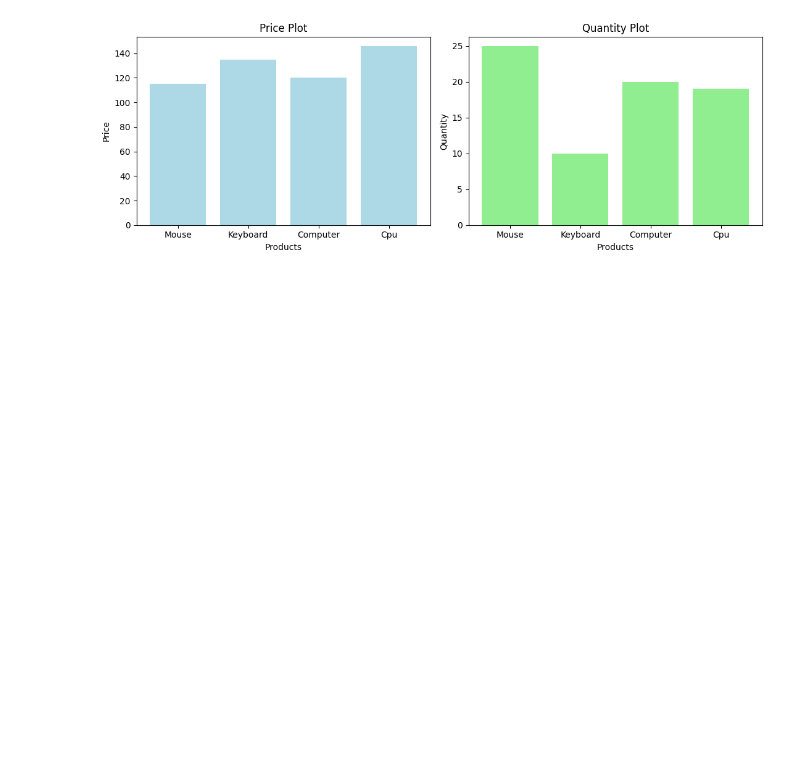
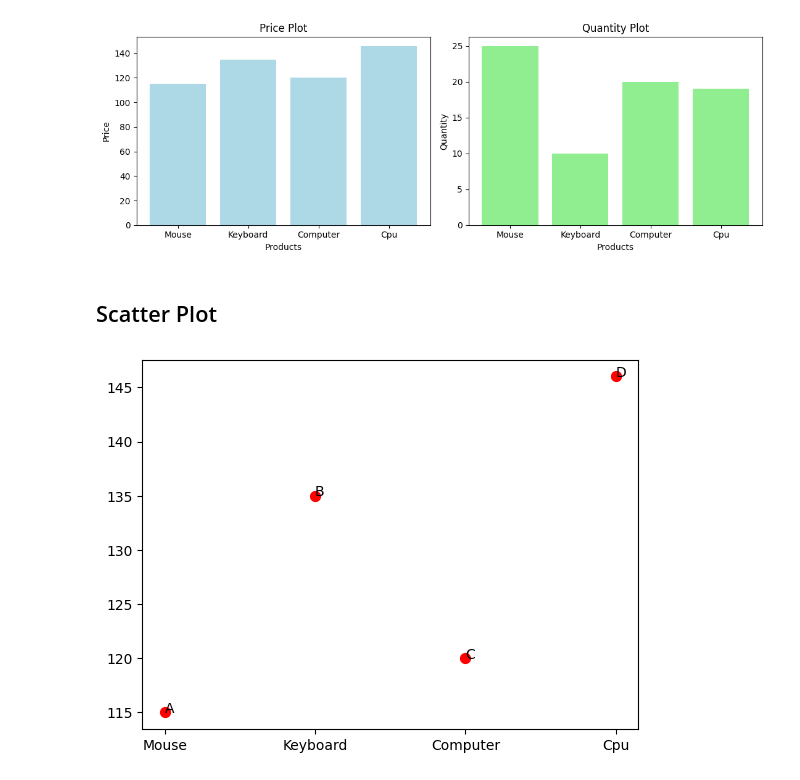
Before and after one commit to Prathaam08/Machine_Learning, a Jupyter notebook: Matplotlib/matplotlib.ipynb, the cells around one changed output. Cells and saved outputs as stored; diff of their text form; code cells hidden in the pictures; blank space fills up the shorter version.

```diff
--- a/Matplotlib/matplotlib.ipynb
+++ b/Matplotlib/matplotlib.ipynb
@@ -157,3 +157,18 @@ plt.tight_layout()
 plt.show()
 # %% [output]
 [figure]
+# %% [markdown]
+## Scatter Plot
+# %%
+products = ['Mouse' ,'Keyboard' , 'Computer' ,'Cpu']
+price = [115,135,120,146]
+
+plt.scatter(products,price , s=50 , c= 'r')
+
+# Annotate specific element
+for i , txt in enumerate(['A','B','C','D']):
+    plt.annotate(txt, (products[i], price[i]))
+
+plt.show()
+# %% [output]
+[figure, added]
```
Also changed, not shown: parts of 8 cells of this notebook.
